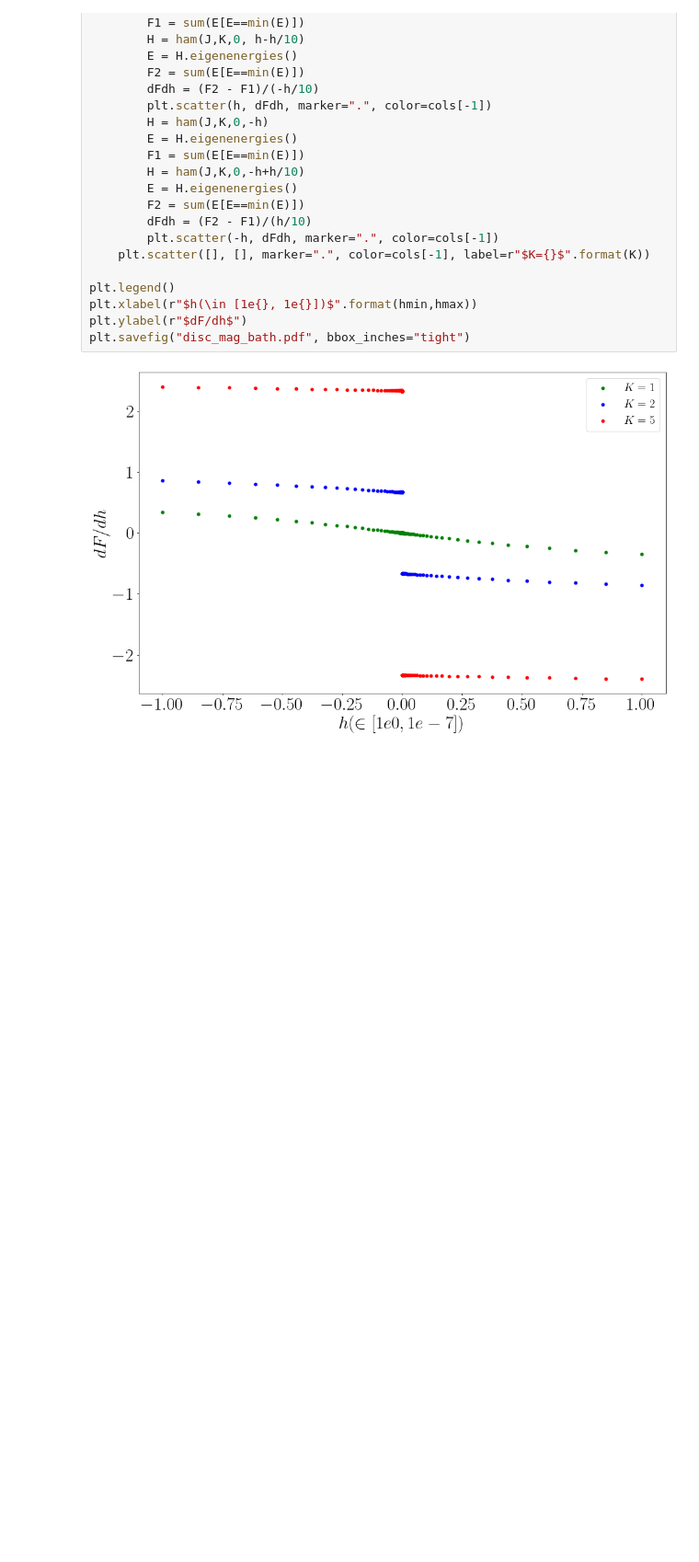
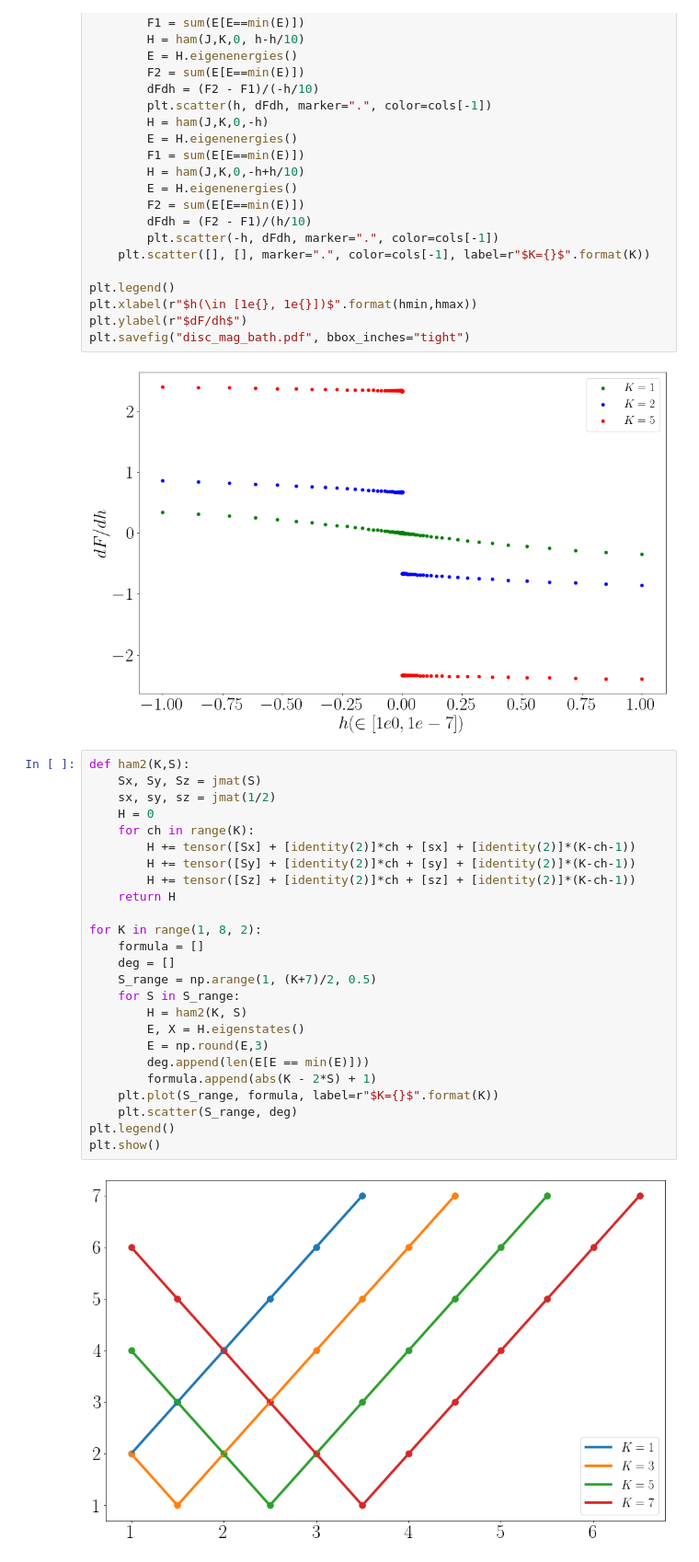
Before and after one commit to abhirup-m/Multichannel-Kondo-Project, a Jupyter notebook: numerics/chi.ipynb, the cells around one changed output. Shown at 92% size. Cells and saved outputs as stored; diff of their text form; blank space fills up the shorter version.

Commit message:
compared formula to numerical calculation of degeneracy

```diff
--- a/numerics/chi.ipynb
+++ b/numerics/chi.ipynb
@@ -240,3 +240,30 @@ plt.ylabel(r"$dF/dh$")
 plt.savefig("disc_mag_bath.pdf", bbox_inches="tight")
 # %% [output]
 [figure]
+# %%
+def ham2(K,S):
+    Sx, Sy, Sz = jmat(S)
+    sx, sy, sz = jmat(1/2)
+    H = 0
+    for ch in range(K):
+        H += tensor([Sx] + [identity(2)]*ch + [sx] + [identity(2)]*(K-ch-1))
+        H += tensor([Sy] + [identity(2)]*ch + [sy] + [identity(2)]*(K-ch-1))
+        H += tensor([Sz] + [identity(2)]*ch + [sz] + [identity(2)]*(K-ch-1))
+    return H
+
+for K in range(1, 8, 2):
+    formula = []
+    deg = []
+    S_range = np.arange(1, (K+7)/2, 0.5)
+    for S in S_range:
+        H = ham2(K, S)
+        E, X = H.eigenstates()
+        E = np.round(E,3)
+        deg.append(len(E[E == min(E)]))
+        formula.append(abs(K - 2*S) + 1)
+    plt.plot(S_range, formula, label=r"$K={}$".format(K))
+    plt.scatter(S_range, deg)
+plt.legend()
+plt.show()
+# %% [output]
+[figure, added]
```
Also changed, not shown: 1 other file.
